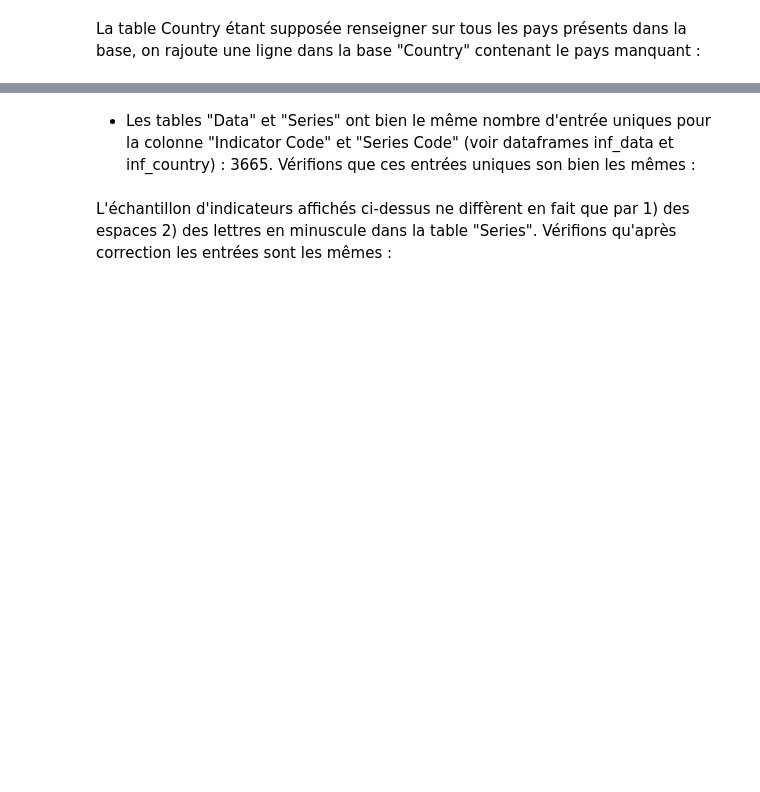
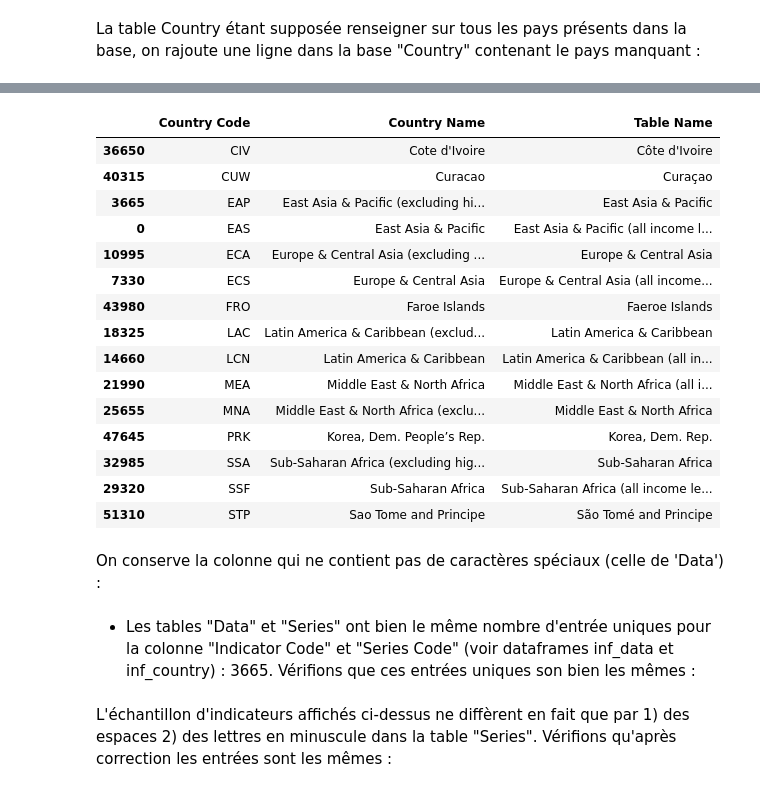
Before and after one commit to SmellyArmure/OC_DS_Project2, a Jupyter notebook: NOTEBOOK/P2-DataSystEd.ipynb, the cells around one changed output, grey strips where cells are left out. Saved outputs shown, nothing was run; the diff lists cells and outputs as text; code cells hidden in the pictures; blank space fills up the shorter version.

```diff
--- a/NOTEBOOK/P2-DataSystEd.ipynb
+++ b/NOTEBOOK/P2-DataSystEd.ipynb
@@ -432,17 +518,12 @@ footnote_c.rename(columns={'Country Code':'Country Code',
 #### Correspondance des entrées uniques des colonnes apparentées
 
 - Les tables "Data" et "Country" n'ont pas le même nombre d'entrée uniques pour la colonne "Country Code" (voir dataframes inf_data et inf_country) : la table "Country" contient un pays en moins. On cherche à déterminer ce pays :
-# %%
-# Fonction qui trouve les éléments différents dans deux tableaux (réciproque)
-# compare puis donne les entrées spécifiques à tab1, puis à tab2
-def Diff(tab1, tab2):
-    tab_dif = [i for i in tab1 + tab2 if i not in tab1 or i not in tab2]
-    return (set(tab1)-set(tab2),set(tab2)-set(tab1))
 # %%
 cnt_lack = Diff(list(data["Country Code"].unique()),list(country["Country Code"].unique()))
 print("Codes des pays spécifiques à 'Data' : {}"\
   .format(cnt_lack[0]))
 print("Codes des pays spécifiques à 'Country' : {}"\
   .format(cnt_lack[1]))
-nom_vgb = list(data[data["Country Code"]=='VGB']["Country Name"].unique())
-print("Nom du pays à ajouter : {}".format(nom_vgb))
+code = list(cnt_lack[0])[0]
+nom = list(data[data["Country Code"]==(list(cnt_lack[0])[0])]["Country Name"].unique())[0]
+print("Code et nom du pays à ajouter : {},{}".format(code, nom))
@@ -460,0 +536,6 @@ country_c.iloc[231]
+# %%
+line_vgb = pd.DataFrame([[code]+[None]+[nom]+[None]*(country_c.columns.size-3)],\
+                        columns = country_c.columns) # ligne à ajouer
+country_c = country_c.append(line_vgb,'sort=False') # ajout en bas de la liste
+country_c = country_c.sort_values("Country Code") # remet les lignes en ordre alphabétique de pays
+country_c.index = list(np.arange(country_c.index.size)) # renumérote l'index
@@ -460,0 +551,16 @@ country_c.iloc[231]
+# %%
+cnt_lack = Diff(list(data_c["Country Name"].unique()),list(country_c["Country Name"].unique()))
+
+print("* Noms des pays spécifiques à 'Data' : {}"\
+  .format(sorted(cnt_lack[0])))
+print("----------------")
+print("* Noms des pays spécifiques à 'Country' : {}"\
+  .format(sorted(cnt_lack[1])))
+print("----------------")
+print("* Nombre de pays non concordants : {}, {}".format(len(cnt_lack[0]), len(cnt_lack[1])))
+# liste complète des codes des pays posant problème (data, puis country) :
+l_data = sorted([data_c[data_c["Country Name"]==nom_col].iloc[0]["Country Code"] for nom_col in cnt_lack[0]])
+l_country = sorted([country_c[country_c["Country Name"]==nom_col].iloc[0]["Country Code"] for nom_col in cnt_lack[1]])
+l_pbe = sorted(list(set(l_data + l_country)))
+print("----------------")
+print("* Liste des codes des {} pays posant problème : {}".format(len(l_pbe), l_pbe))
@@ -460,0 +575,28 @@ country_c.iloc[231]
+# %%
+# tableau comparatif des noms de pays ayant le même code dans data et country
+mask1 = [li.any() for li in np.array([np.array((data["Country Code"]==n).values) for n in l_pbe]).T]
+mask2 = [li.any() for li in np.array([np.array((country["Country Code"]==n).values) for n in l_pbe]).T]
+comp = pd.merge(data[mask1], country[mask2], left_on= "Country Code", right_on= "Country Code")
+tab_ser = [comp[comp["Country Code"] == pays].iloc[0][['Country Code','Country Name', 'Table Name']] \
+           for pays in l_pbe[:15]]
+my_df = pd.DataFrame(tab_ser, columns = ['Country Code','Country Name', 'Table Name'])
+my_df
+# %% [output]
+|  | Country Code | Country Name | Table Name |
+| 36650 | CIV | Cote d'Ivoire | Côte d'Ivoire |
+| 40315 | CUW | Curacao | Curaçao |
+| 3665 | EAP | East Asia & Pacific (excluding hi... | East Asia & Pacific |
+| 0 | EAS | East Asia & Pacific | East Asia & Pacific (all income l... |
+| 10995 | ECA | Europe & Central Asia (excluding ... | Europe & Central Asia |
+| 7330 | ECS | Europe & Central Asia | Europe & Central Asia (all income... |
+| 43980 | FRO | Faroe Islands | Faeroe Islands |
+| 18325 | LAC | Latin America & Caribbean (exclud... | Latin America & Caribbean |
+| 14660 | LCN | Latin America & Caribbean | Latin America & Caribbean (all in... |
+| 21990 | MEA | Middle East & North Africa | Middle East & North Africa (all i... |
+| 25655 | MNA | Middle East & North Africa (exclu... | Middle East & North Africa |
+| 47645 | PRK | Korea, Dem. People’s Rep. | Korea, Dem. Rep. |
+| 32985 | SSA | Sub-Saharan Africa (excluding hig... | Sub-Saharan Africa |
+| 29320 | SSF | Sub-Saharan Africa | Sub-Saharan Africa (all income le... |
+| 51310 | STP | Sao Tome and Principe | São Tomé and Principe |
+# %% [markdown]
+On conserve la colonne qui ne contient pas de caractères spéciaux (celle de 'Data') :
```
Also changed, not shown: parts of 46 cells of this notebook.
